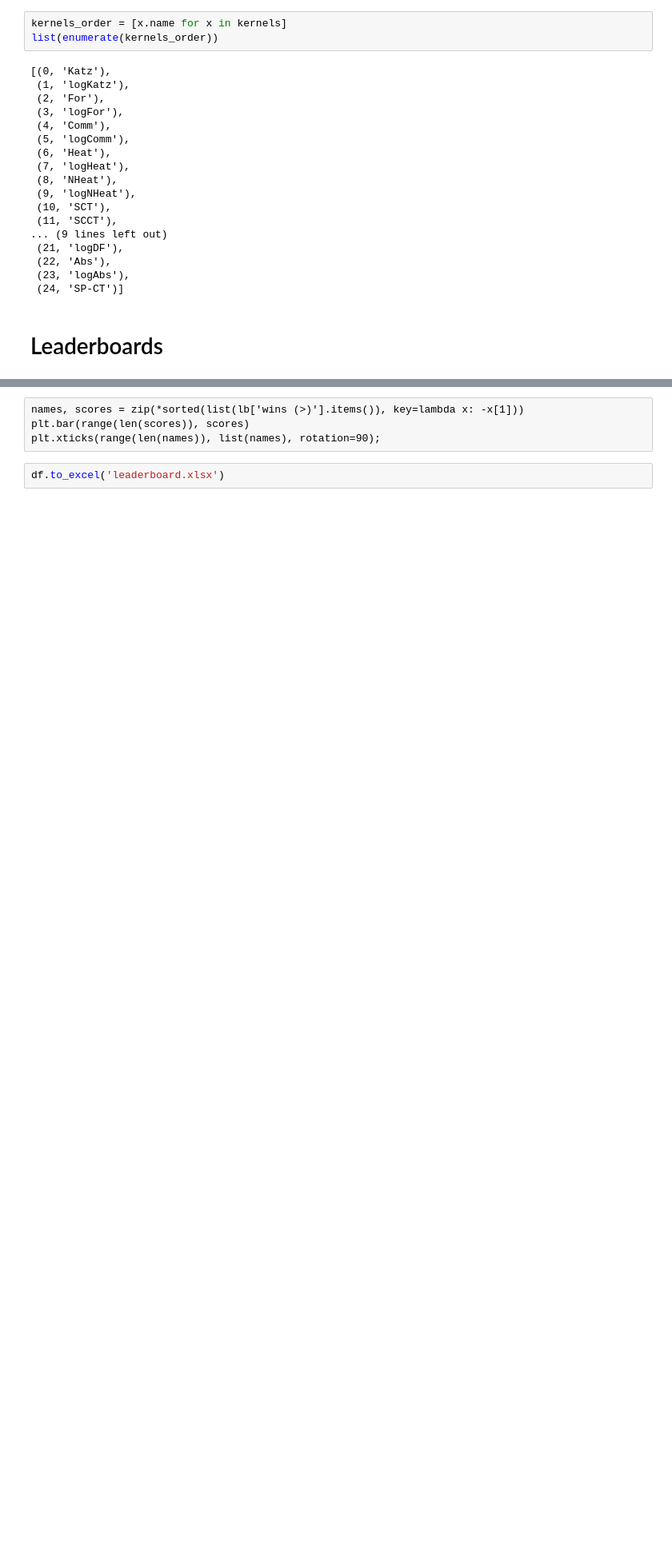
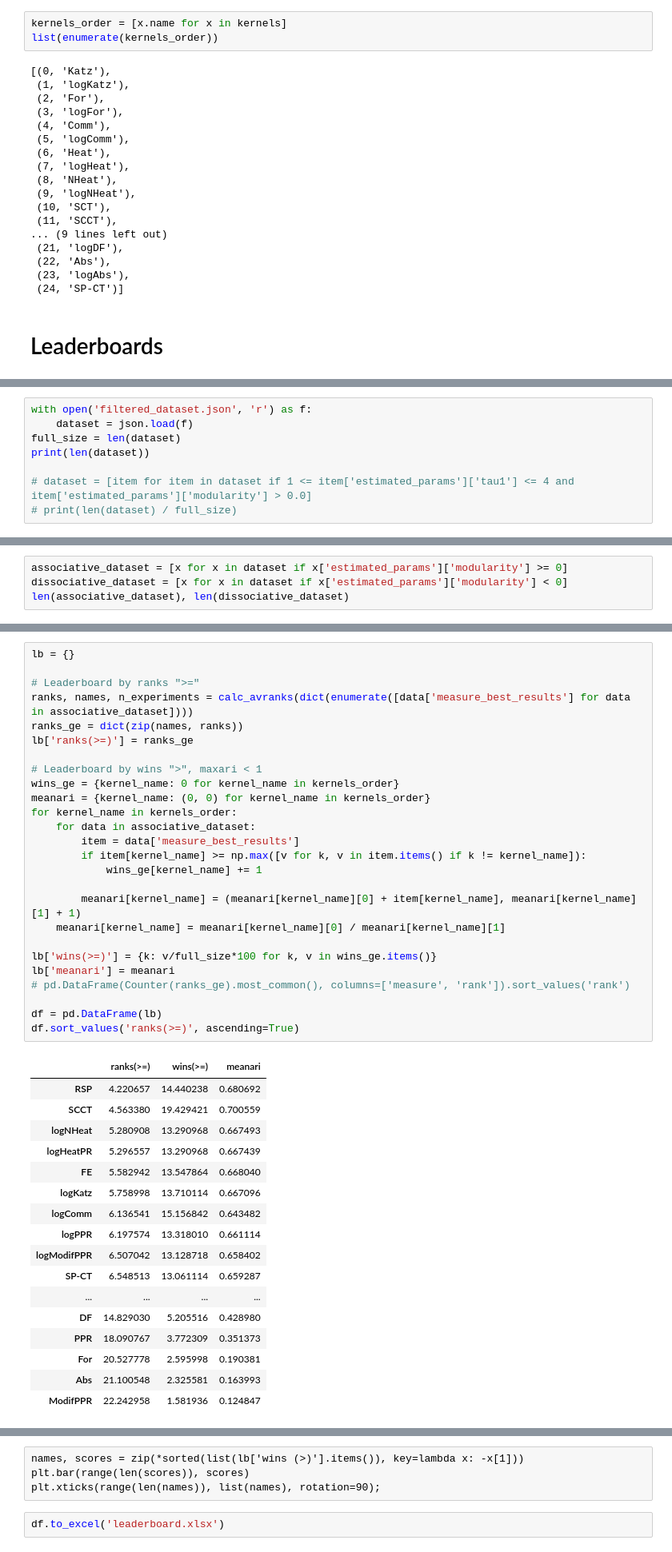
Before and after one commit to vlivashkin/pygkernels-experiments, a Jupyter notebook: experiments/paper_reproducible_results/leaderboards.ipynb, the cells around one changed output, grey strips where cells are left out. Shown at 80% size. Saved outputs shown, nothing was run; the diff lists cells and outputs as text; blank space fills up the shorter version.

```diff
--- a/experiments/paper_reproducible_results/leaderboards.ipynb
+++ b/experiments/paper_reproducible_results/leaderboards.ipynb
@@ -157,0 +49,8 @@ df.sort_values('wins(>), maxari<1', ascending=False)
+# %%
+with open('filtered_dataset.json', 'r') as f:
+    dataset = json.load(f)
+full_size = len(dataset)
+print(len(dataset))
+
+# dataset = [item for item in dataset if 1 <= item['estimated_params']['tau1'] <= 4 and item['estimated_params']['modularity'] > 0.0]
+# print(len(dataset) / full_size)
@@ -157,0 +59,4 @@ df.sort_values('wins(>), maxari<1', ascending=False)
+# %%
+associative_dataset = [x for x in dataset if x['estimated_params']['modularity'] >= 0]
+dissociative_dataset = [x for x in dataset if x['estimated_params']['modularity'] < 0]
+len(associative_dataset), len(dissociative_dataset)
@@ -157,0 +65,44 @@ df.sort_values('wins(>), maxari<1', ascending=False)
+# %%
+lb = {}
+
+# Leaderboard by ranks ">="
+ranks, names, n_experiments = calc_avranks(dict(enumerate([data['measure_best_results'] for data in associative_dataset])))
+ranks_ge = dict(zip(names, ranks))
+lb['ranks(>=)'] = ranks_ge
+
+# Leaderboard by wins ">", maxari < 1
+wins_ge = {kernel_name: 0 for kernel_name in kernels_order}
+meanari = {kernel_name: (0, 0) for kernel_name in kernels_order}
+for kernel_name in kernels_order:
+    for data in associative_dataset:
+        item = data['measure_best_results']
+        if item[kernel_name] >= np.max([v for k, v in item.items() if k != kernel_name]):
+            wins_ge[kernel_name] += 1
+
+        meanari[kernel_name] = (meanari[kernel_name][0] + item[kernel_name], meanari[kernel_name][1] + 1)
+    meanari[kernel_name] = meanari[kernel_name][0] / meanari[kernel_name][1]
+
+lb['wins(>=)'] = {k: v/full_size*100 for k, v in wins_ge.items()}
+lb['meanari'] = meanari
+# pd.DataFrame(Counter(ranks_ge).most_common(), columns=['measure', 'rank']).sort_values('rank')
+
+df = pd.DataFrame(lb)
+df.sort_values('ranks(>=)', ascending=True)
+# %% [output]
+|  | ranks(>=) | wins(>=) | meanari |
+| RSP | 4.220657 | 14.440238 | 0.680692 |
+| SCCT | 4.563380 | 19.429421 | 0.700559 |
+| logNHeat | 5.280908 | 13.290968 | 0.667493 |
+| logHeatPR | 5.296557 | 13.290968 | 0.667439 |
+| FE | 5.582942 | 13.547864 | 0.668040 |
+| logKatz | 5.758998 | 13.710114 | 0.667096 |
+| logComm | 6.136541 | 15.156842 | 0.643482 |
+| logPPR | 6.197574 | 13.318010 | 0.661114 |
+| logModifPPR | 6.507042 | 13.128718 | 0.658402 |
+| SP-CT | 6.548513 | 13.061114 | 0.659287 |
+| ... | ... | ... | ... |
+| DF | 14.829030 | 5.205516 | 0.428980 |
+| PPR | 18.090767 | 3.772309 | 0.351373 |
+| For | 20.527778 | 2.595998 | 0.190381 |
+| Abs | 21.100548 | 2.325581 | 0.163993 |
+| ModifPPR | 22.242958 | 1.581936 | 0.124847 |
```
Also changed, not shown: parts of 13 cells of this notebook, 29 other files.
